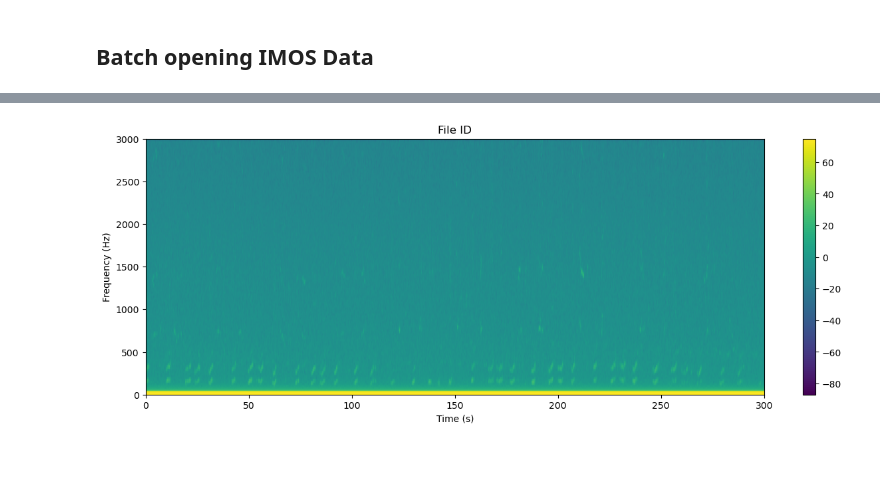
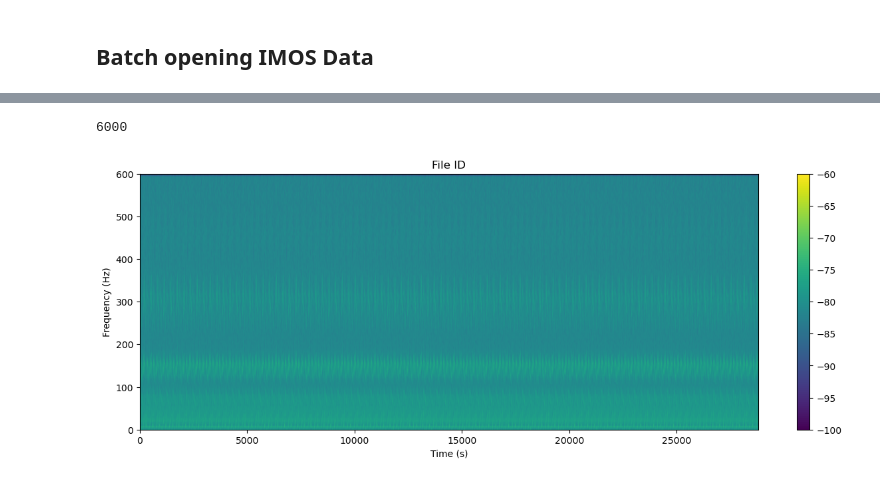
Before and after one commit to oceanhackweek/ohw23-proj-pamproject, a Jupyter notebook: Batch_IMOSdata.ipynb, the cells around one changed output, grey strips where cells are left out. Cells and saved outputs as stored; diff of their text form; code cells hidden in the pictures.

```diff
--- a/Batch_IMOSdata.ipynb
+++ b/Batch_IMOSdata.ipynb
@@ -48,4 +64,12 @@ s3 = s3fs.S3FileSystem(anon=True)
 # List the files available
 audio_files = s3.ls("imos-data/IMOS/ANMN/Acoustic/PAPCA/3444/20161002/raw/")
 # %%
-Volts, duration, SampleRate = ReadBinaryFile(audio_files[0])
+output_amp, output_dur, output_sr = ([] for i in range(3))
+for f in audio_files:
+    Volts, duration, SampleRate = ReadBinaryFile(audio_files[0])
+    output_amp.append(Volts)
+    output_dur.append(duration)
+    output_sr.append(SampleRate)
+# %%
+with ProgressBar():
+    output_amp, output_dur, output_sr = dask.compute(output_amp, output_dur, output_sr)
@@ -51,0 +78,3 @@ Volts, duration, SampleRate = ReadBinaryFile(audio_files[0])
+# %%
+output_amp_tot = np.concatenate(output_amp)
+output_duration_tot = sum(output_dur)
@@ -51,0 +85,3 @@ Volts, duration, SampleRate = ReadBinaryFile(audio_files[0])
+# %%
+# transform np array to pandas
+output_amp_tot = pd.Series(output_amp_tot)
@@ -52,12 +96,16 @@ Volts, duration, SampleRate = ReadBinaryFile(audio_files[0])
+# %%
+SampleRate.compute()
+# %% [output]
+6000
 # %%
 # Plot spectrogram
 plt.figure(figsize=(15, 5))
-plt.specgram(Volts, Fs=SampleRate)
+plt.specgram(output_amp_tot[::5], Fs=1200, vmin = -100, vmax= -60)
 plt.title('File ID')
 plt.ylabel('Frequency (Hz)')
 plt.xlabel('Time (s)')
-plt.xlim(0, duration)
+plt.xlim(0, output_duration_tot)
 plt.colorbar()
 plt.show()
 # %% [output]
-[figure, old version]
+[figure, new version]
```
Also changed, not shown: parts of 6 cells of this notebook.
